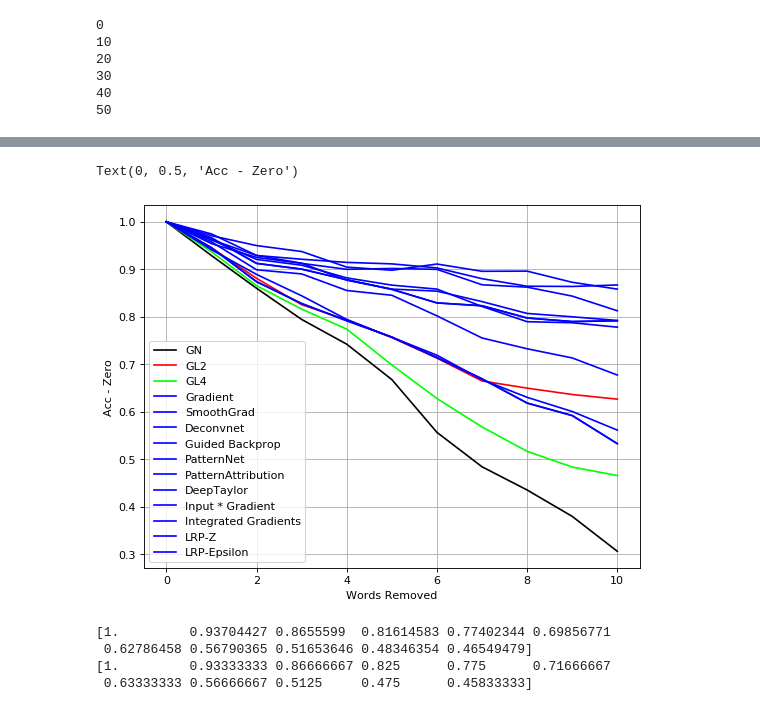
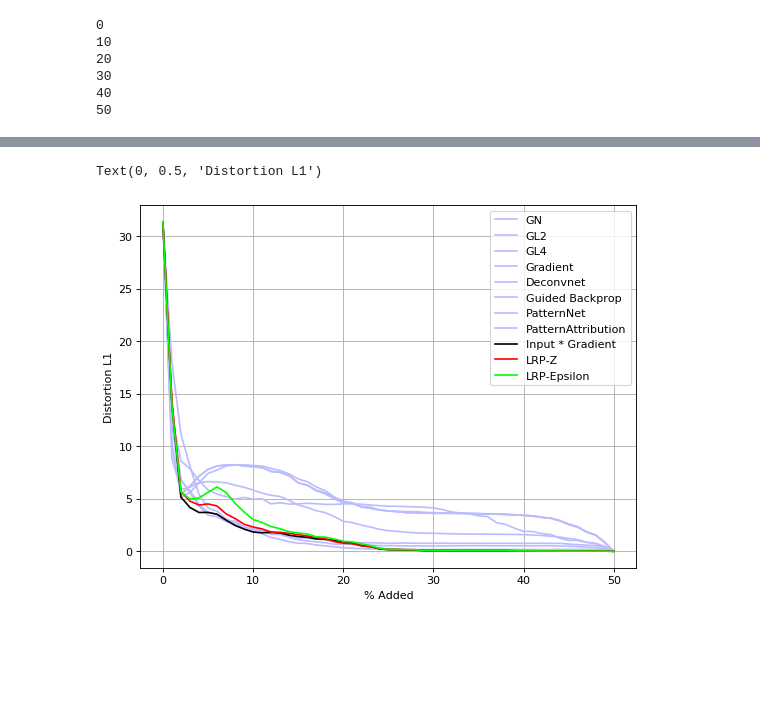
Before and after one commit to CyanideBoy/RDE-Project, a Jupyter notebook: AGNews/relMaps/relMaps_greedy.ipynb, the cells around one changed output, grey strips where cells are left out. Cells and saved outputs as stored; diff of their text form; code cells hidden in the pictures; blank space fills up the shorter version.

Commit message:
Added D1 graph

```diff
--- a/AGNews/relMaps/relMaps_greedy.ipynb
+++ b/AGNews/relMaps/relMaps_greedy.ipynb
@@ -546,14 +565,14 @@ ri = input_range[0]  # reference input
 methods = [
     # NAME                    OPT.PARAMS
     ("gradient",              {},           "Gradient"),
-    ("smoothgrad",            {"noise_scale": noise_scale,"postprocess": "square"},     "SmoothGrad"),
+    #("smoothgrad",            {"noise_scale": noise_scale,"postprocess": "square"},     "SmoothGrad"),
     ("deconvnet",             {},           "Deconvnet"),
     ("guided_backprop",       {},           "Guided Backprop",),
     ("pattern.net",           {"pattern_type": "relu"}, "PatternNet"),
     ("pattern.attribution",   {"pattern_type": "relu"}, "PatternAttribution"),
-    ("deep_taylor.bounded",   {"low": input_range[0],"high": input_range[1]}, "DeepTaylor"),
+    #("deep_taylor.bounded",   {"low": input_range[0],"high": input_range[1]}, "DeepTaylor"),
     ("input_t_gradient",      {},          "Input * Gradient"),
-    ("integrated_gradients",  {"reference_inputs": ri},   "Integrated Gradients"),
+    #("integrated_gradients",  {"reference_inputs": ri},   "Integrated Gradients"),
     #("deep_lift.wrapper",     {"reference_inputs": ri},    "DeepLIFT Wrapper - Rescale"),
     #("deep_lift.wrapper",     {"reference_inputs": ri, "nonlinear_mode": "reveal_cancel"}, "DeepLIFT Wrapper - RevealCancel"),
     ("lrp.z",                 {},   "LRP-Z"),
@@ -649,6 +646,0 @@ for i, idx in enumerate(test_sample_paths):
-# %%
-x = dset[test_sample_paths[0]]['matrix']
-x = x.reshape((1, -1, 300,1)).numpy()
-print(k_model.predict(x))
-x = x.reshape((1, 1,-1, 300))
-model(torch.as_tensor(x).to(device, dtype=torch.float))
@@ -775,46 +765,40 @@ def get_acc_zero(x,target,maps):
     return yval
 # %%
-y3_acc=[[np.zeros(11)]*3]*240
-y4_acc = [[np.zeros(11)]*len(analyzers)]*240
+y3_d=[[np.zeros(51)]*3]*240
+y4_d = [[np.zeros(51)]*len(analyzers)]*240
 for i in range(60):
     for j in range(4):
         x = dset[rand_files[rand_files.index(pths[j][i])-1]]['matrix'].numpy()
         m1 = rmap_opt_no[j][i]
         m2 = rmap_opt_l2[j][i]
         m3 = rmap_opt_l4[j][i]
-        y3_acc[j*N_PC + i] = get_acc_zero(x,j,[m1,m2,m3])
-        y4_acc[j*N_PC + i] = get_acc_zero(x,j,analyzis[j*N_PC+i])
+        y3_d[j*N_PC + i] = get_distortion_curve(x,[m1,m2,m3])
+        y4_d[j*N_PC + i] = get_distortion_curve(x,analyzis[j*N_PC+i])
 # %%
-z = np.array(y3_acc)
-y3am = z.mean(axis=0)
+z = np.array(y3_d)
+y3d = z.mean(axis=0)
 
-z = np.array(y4_acc)
-y4am = z.mean(axis=0)
+z = np.array(y4_d)
+y4d = z.mean(axis=0)
 # %%
-colors = ['#000000','#FF0000','#00FF00']+['#0000FF']*11 #,'#0000FF','#0000FF','#0000FF','#0000FF']
+colors = ['#000000','#FF0000','#00FF00']+['#BBBBFF']*11 #,'#0000FF','#0000FF','#0000FF','#0000FF']
           #'#a8ddb5','#606060','#4eb3d3','#7bccc4','#a8ddb5','#ccebc5']
 
 plt.figure(num=None, figsize=(8, 6), dpi=80, facecolor='w', edgecolor='k')
 
-plt.plot(y1am[0],colors[0])
-plt.plot(y1am[1],colors[1])
-plt.plot(y1am[2],colors[2])
 
 for i in range(y2am.shape[0]):
-    plt.plot(y2am[i],colors[3+i])
+    plt.plot(y4d[i],colors[3+i])
+
+
+plt.plot(y3d[0],colors[0])
+plt.plot(y3d[1],colors[1])
+plt.plot(y3d[2],colors[2])
 
 plt.legend(['GN','GL2','GL4']+names)
 plt.grid(True)
-plt.xlabel('Words Removed')
-plt.ylabel('Acc - Zero')
+plt.xlabel('% Added')
+plt.ylabel('Distortion L1')
 # %% [output]
-Text(0, 0.5, 'Acc - Zero')
+Text(0, 0.5, 'Distortion L1')
-[figure, old version]
+[figure, new version]
-# %%
-print(y1am[2])
-print(y3am[2])
-# %% [output]
-[1.         0.93704427 0.8655599  0.81614583 0.77402344 0.69856771
- 0.62786458 0.56790365 0.51653646 0.48346354 0.46549479]
-[1.         0.93333333 0.86666667 0.825      0.775      0.71666667
- 0.63333333 0.56666667 0.5125     0.475      0.45833333]
```
Also changed, not shown: parts of 10 cells of this notebook.
